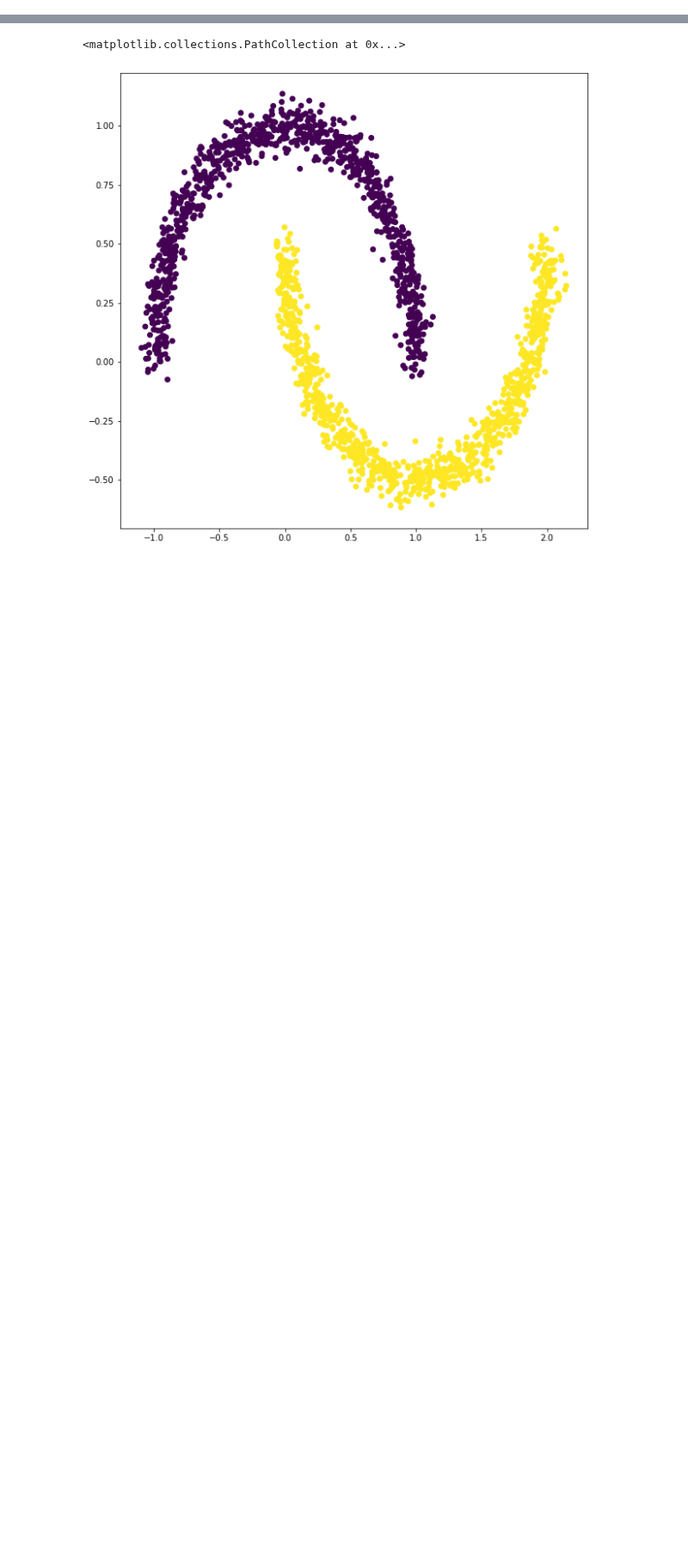
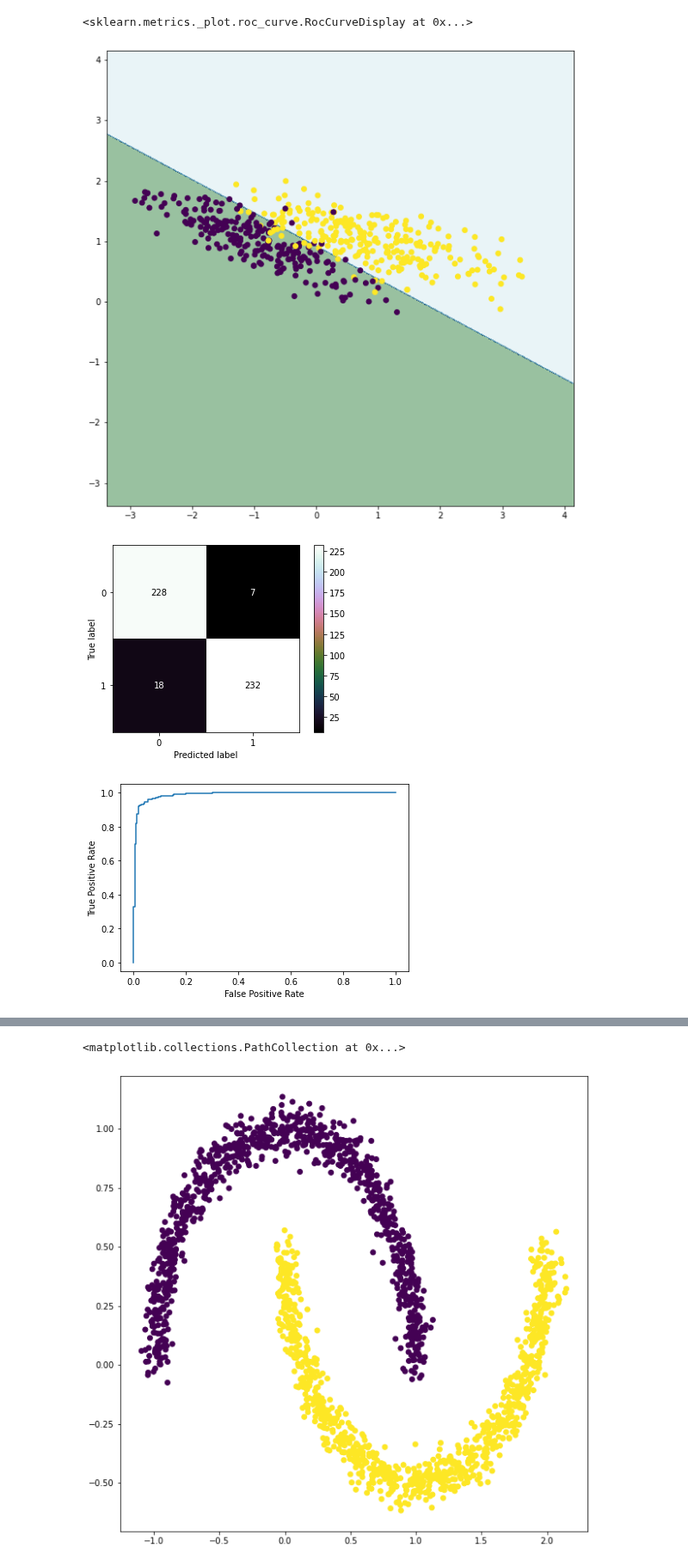
Before and after one commit to jakub-kowalik/PUM, a Jupyter notebook: lab3/lab3.ipynb, the cells around one changed output, grey strips where cells are left out. Shown at 86% size. Saved outputs shown, nothing was run; the diff lists cells and outputs as text; code cells hidden in the pictures; blank space fills up the shorter version.

```diff
--- a/lab3/lab3.ipynb
+++ b/lab3/lab3.ipynb
@@ -34,0 +52,34 @@ def my_normalize(matrix):
+# %%
+model = LogisticRegression()
+
+time_sk = time.perf_counter()
+model.fit(X_train, y_train.flatten())
+time_sk = time.perf_counter() - time_sk
+predict = model.predict(X_test)
+
+confusion_matrix(y_test, predict)
+
+mesh_data = c_[xx.ravel(), yy.ravel()]
+
+predict = model.predict(mesh_data)
+predict = predict.reshape(xx.shape)
+plt.figure(figsize=(10, 10))
+plt.contourf(xx, yy, predict, alpha=0.4, cmap='ocean')
+plt.scatter(X_test[:, 0], X_test[:, 1], c=y_test)
+
+cm_model = confusion_matrix(y_test, model.predict(X_test))
+tn_model = cm_model[0][0]
+fn_model = cm_model[0][1]
+tp_model = cm_model[1][1]
+fp_model = cm_model[1][0]
+ConfusionMatrixDisplay(cm_model).plot(cmap='cubehelix')
+
+fpr, tpr, roc_auc = roc_curve(y_test, model.decision_function(X_test))
+
+rok_model = RocCurveDisplay(fpr=fpr, tpr=tpr)
+rok_model.plot()
+# %% [output]
+<sklearn.metrics._plot.roc_curve.RocCurveDisplay at 0x...>
+[figure, added]
+[figure, added]
+[figure, added]
```
Also changed, not shown: parts of 7 cells of this notebook.
